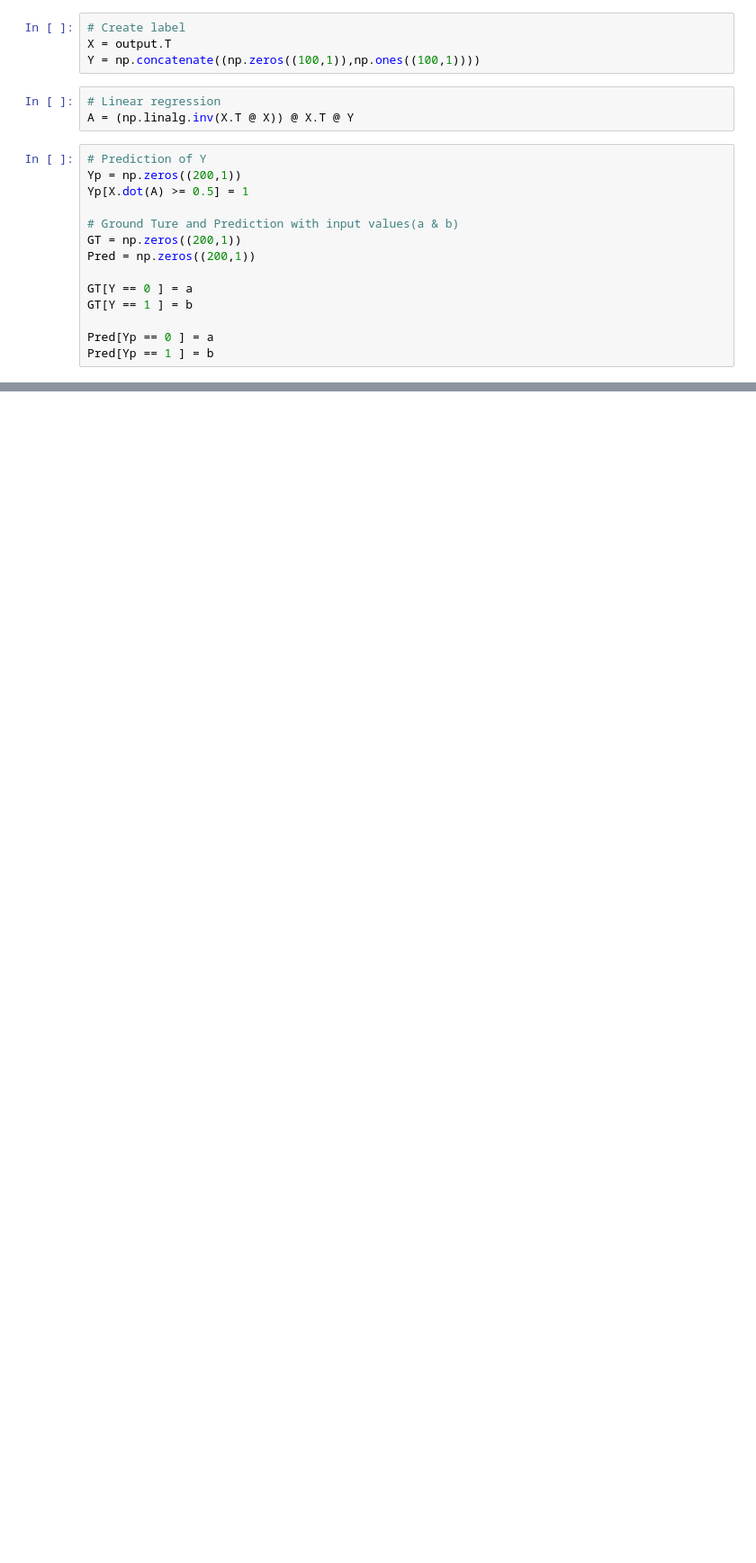
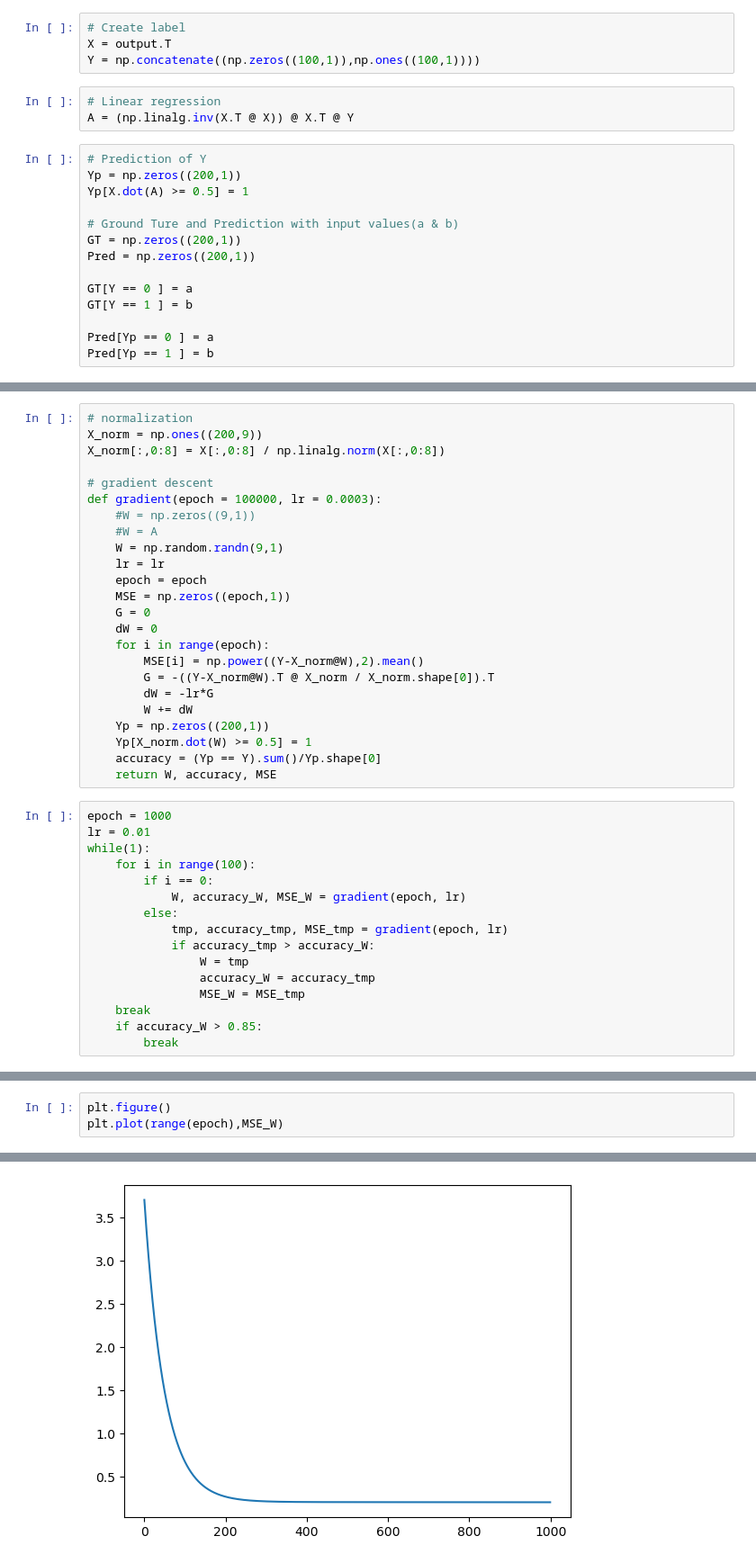
Before and after one commit to DanielHo-BS/ImageProcess, a Jupyter notebook: HW3/HW3.ipynb, the cells around one changed output, grey strips where cells are left out. Shown at 90% size. Drawn from its saved outputs; the diff is of its cells as text; blank space fills up the shorter version.

```diff
--- a/HW3/HW3.ipynb
+++ b/HW3/HW3.ipynb
@@ -138,0 +139,40 @@ plt.show()
+# %%
+# normalization
+X_norm = np.ones((200,9))
+X_norm[:,0:8] = X[:,0:8] / np.linalg.norm(X[:,0:8])
+
+# gradient descent
+def gradient(epoch = 100000, lr = 0.0003):
+    #W = np.zeros((9,1))
+    #W = A
+    W = np.random.randn(9,1)
+    lr = lr
+    epoch = epoch
+    MSE = np.zeros((epoch,1))
+    G = 0
+    dW = 0
+    for i in range(epoch):
+        MSE[i] = np.power((Y-X_norm@W),2).mean()
+        G = -((Y-X_norm@W).T @ X_norm / X_norm.shape[0]).T
+        dW = -lr*G
+        W += dW
+    Yp = np.zeros((200,1))
+    Yp[X_norm.dot(W) >= 0.5] = 1
+    accuracy = (Yp == Y).sum()/Yp.shape[0]
+    return W, accuracy, MSE
+# %%
+epoch = 1000
+lr = 0.01
+while(1):
+    for i in range(100):
+        if i == 0:
+            W, accuracy_W, MSE_W = gradient(epoch, lr)
+        else:
+            tmp, accuracy_tmp, MSE_tmp = gradient(epoch, lr)
+            if accuracy_tmp > accuracy_W:
+                W = tmp
+                accuracy_W = accuracy_tmp
+                MSE_W = MSE_tmp
+    break
+    if accuracy_W > 0.85:
+        break
@@ -138,0 +193,4 @@ plt.show()
+# %%
+plt.figure()
+plt.plot(range(epoch),MSE_W)
+# %% [output]
@@ -138,0 +198 @@ plt.show()
+[figure, added]
```
Also changed, not shown: parts of 6 cells of this notebook.
